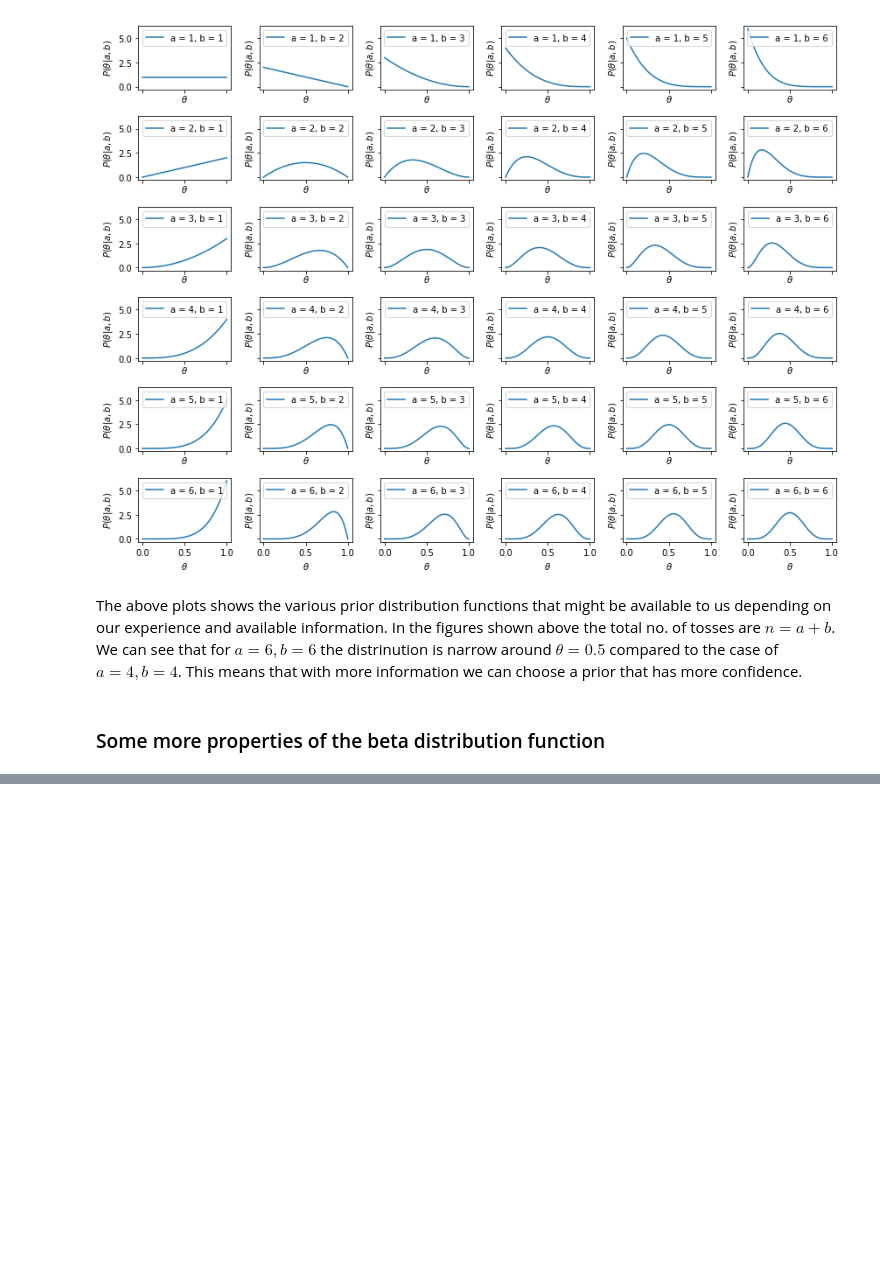
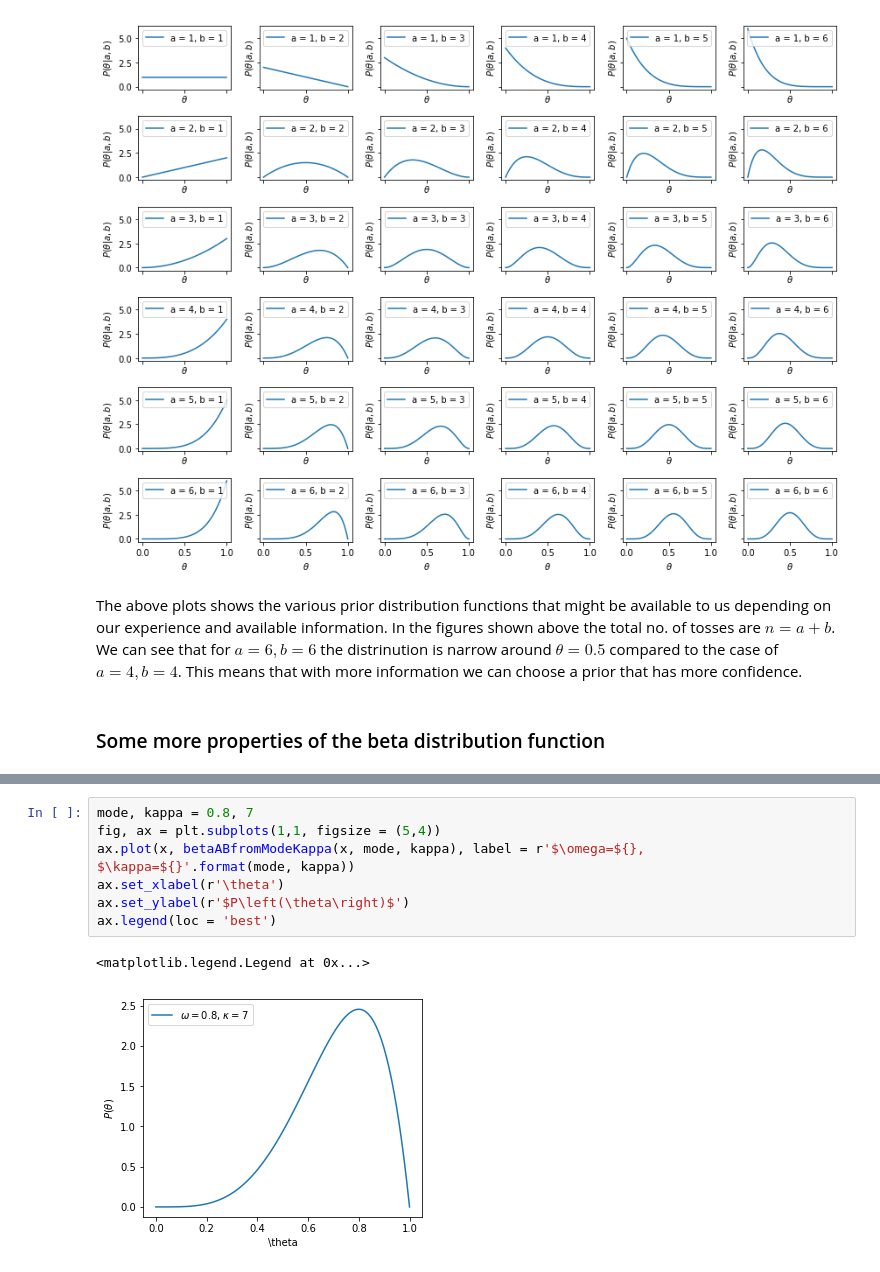
Before and after one commit to nathdipankar/Bayesian-Statistics, a Jupyter notebook: BinomialProbailityWithExactmathematicalAnalysis/Inferring Binomial Probability.ipynb, the cells around one changed output, grey strips where cells are left out. Drawn from its saved outputs; the diff is of its cells as text; blank space fills up the shorter version.

```diff
--- a/BinomialProbailityWithExactmathematicalAnalysis/Inferring Binomial Probability.ipynb
+++ b/BinomialProbailityWithExactmathematicalAnalysis/Inferring Binomial Probability.ipynb
@@ -124,0 +157,10 @@ Suppose I borrow coins from a friend. I have the previous information from someo
+# %%
+mode, kappa = 0.8, 7
+fig, ax = plt.subplots(1,1, figsize = (5,4))
+ax.plot(x, betaABfromModeKappa(x, mode, kappa), label = r'$\omega=${}, $\kappa=${}'.format(mode, kappa))
+ax.set_xlabel(r'\theta')
+ax.set_ylabel(r'$P\left(\theta\right)$')
+ax.legend(loc = 'best')
+# %% [output]
+<matplotlib.legend.Legend at 0x...>
+[figure, added]
```
Also changed, not shown: parts of 6 cells of this notebook.
